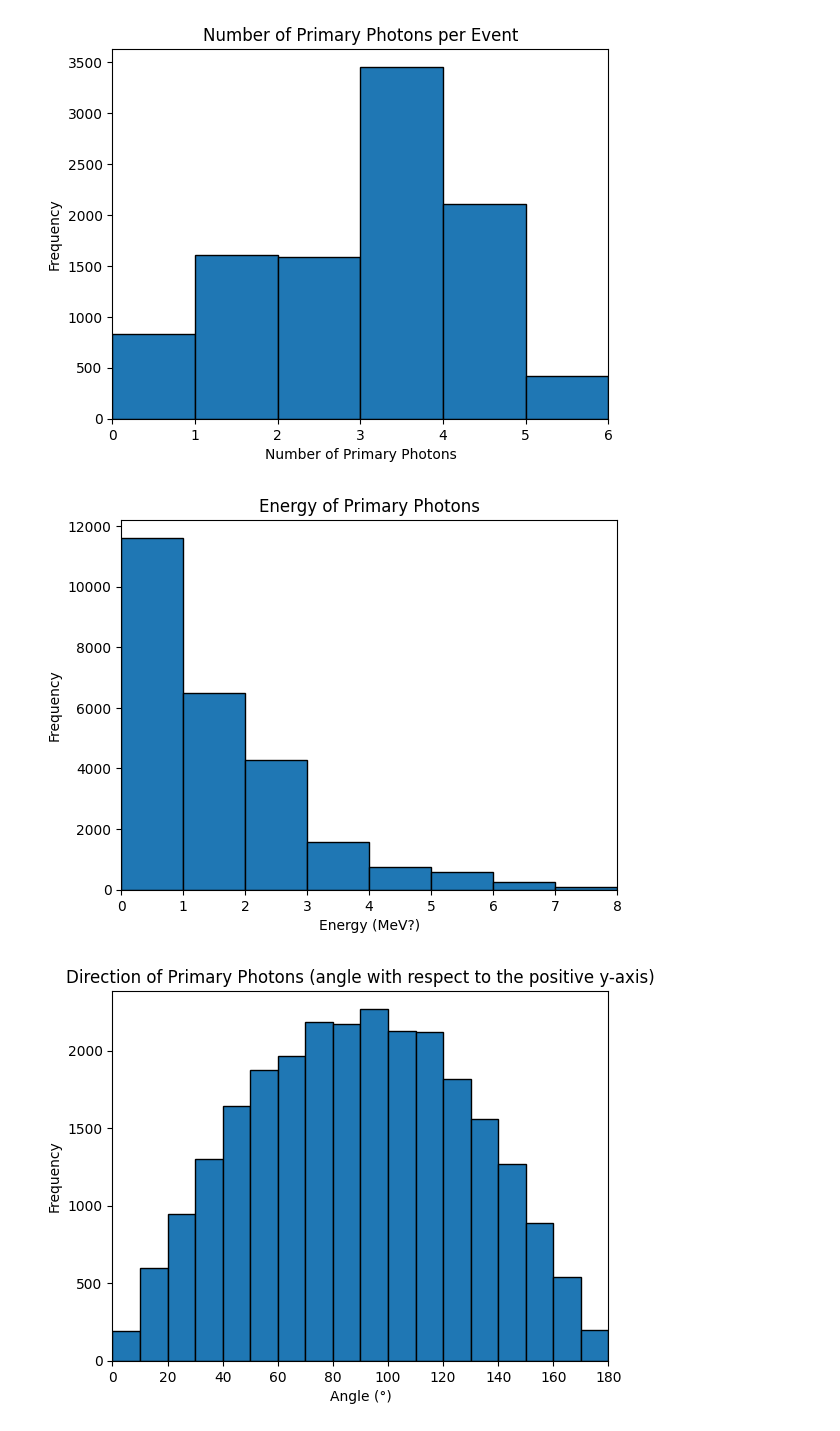
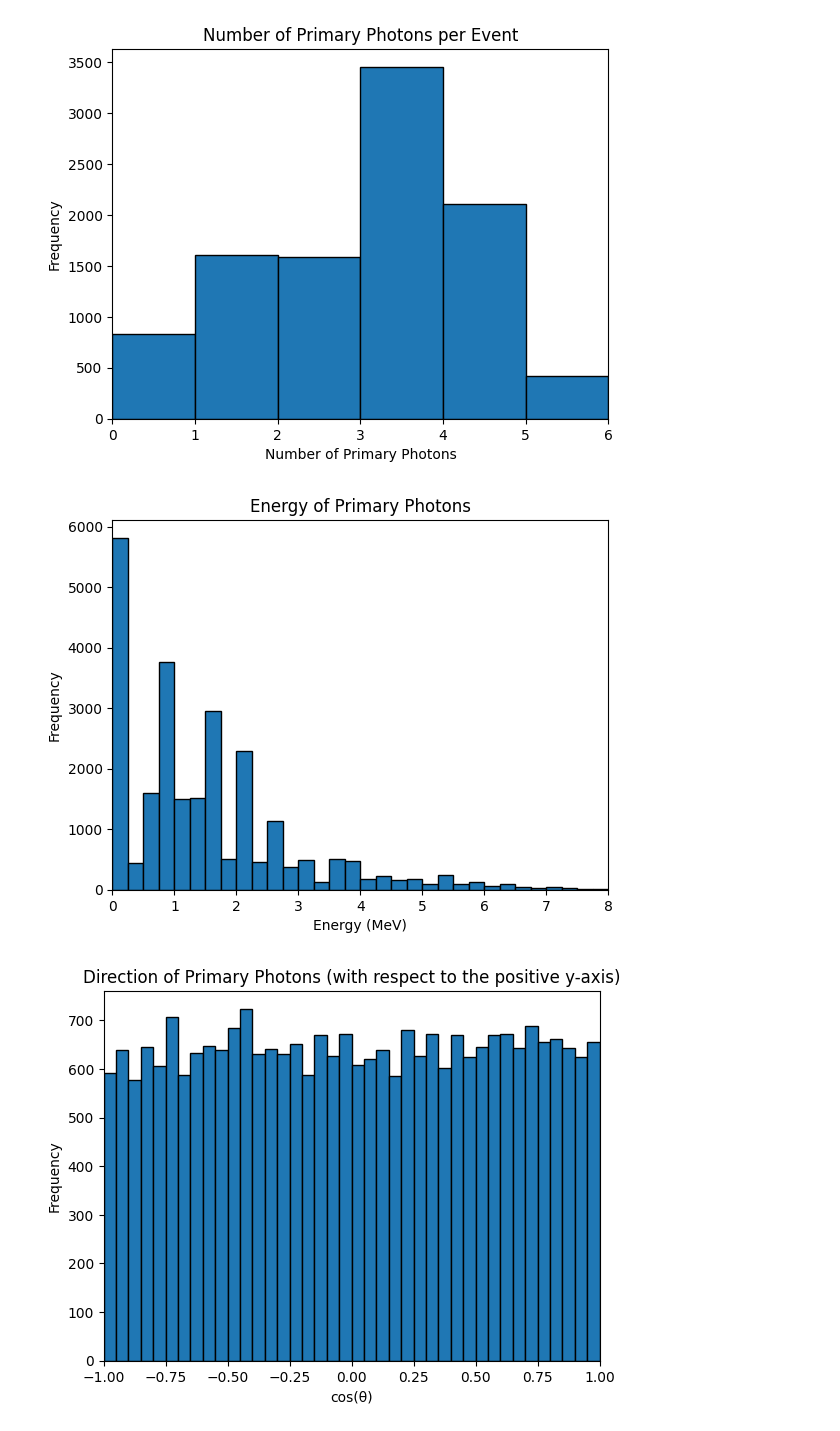
Before and after one commit to vaccarojohn/SNeNDSim, a Jupyter notebook: sim/verify_signal.ipynb, the cells around one changed output. Drawn from its saved outputs; the diff is of its cells as text; code cells hidden in the pictures.

Commit message:
Add graphs

```diff
--- a/sim/verify_signal.ipynb
+++ b/sim/verify_signal.ipynb
@@ -284,52 +284,40 @@ plt.show()
 # %%
-import matplotlib.pyplot as plt
-import numpy as np
-
-f = h5py.File('/sdf/data/neutrino/yuntse/coherent/SNeNDSens/g4/NueArCC/nueArCC_sns_yDir_g4_0000.h5', 'r')
-
 # Primary photon energy plot
-data = []
-
-for traj in f['trajectories']:
-    if traj['parent_id'] == -1 and traj['pdg_id'] == 22:
-        data.append(traj['E_start'])
 
 # Define bins
-bins = np.arange(0, 9, 1)
-plt.hist(data, bins=bins, edgecolor='black')
+bins = np.arange(0, 8.25, 0.25)
+plt.hist(data_5, bins=bins, edgecolor='black')
 plt.xlim(0, 8)
 
 # Axis labels
-plt.xlabel('Energy (MeV?)')
+plt.xlabel('Energy (MeV)')
 plt.ylabel('Frequency')
 plt.title('Energy of Primary Photons')
 
 plt.show()
 # %% [output]
-[figure, old version]
+[figure, new version]
+# %%
+# Primary photon direction data collection
+f = h5py.File('/sdf/data/neutrino/yuntse/coherent/SNeNDSens/g4/NueArCC/nueArCC_sns_yDir_g4_0000.h5', 'r')
+data_6 = []
+
+for traj in f['trajectories']:
+    if traj['parent_id'] == -1 and traj['pdg_id'] == 22:
+        data_6.append(traj['pxyz_start'][1] / np.sqrt(np.sum(np.square(traj['pxyz_start']))))
 # %%
-import matplotlib.pyplot as plt
-import numpy as np
-
-f = h5py.File('/sdf/data/neutrino/yuntse/coherent/SNeNDSens/g4/NueArCC/nueArCC_sns_yDir_g4_0000.h5', 'r')
-
 # Primary photon direction plot
-data = []
-
-for traj in f['trajectories']:
-    if traj['parent_id'] == -1 and traj['pdg_id'] == 22:
-        data.append(np.degrees(np.arccos(traj['pxyz_start'][1] / np.sqrt(np.sum(np.square(traj['pxyz_start']))))))
 
 # Define bins
-bins = np.arange(0, 190, 10)
-plt.hist(data, bins=bins, edgecolor='black')
-plt.xlim(0, 180)
+bins = np.arange(-1, 1.05, 0.05)
+plt.hist(data_6, bins=bins, edgecolor='black')
+plt.xlim(-1, 1)
 
 # Axis labels
-plt.xlabel('Angle (°)')
+plt.xlabel('cos(θ)')
 plt.ylabel('Frequency')
 plt.title('Direction of Primary Photons (with respect to the positive y-axis)')
 
 plt.show()
 # %% [output]
-[figure, old version]
+[figure, new version]
```
Also changed, not shown: parts of 28 cells of this notebook.
